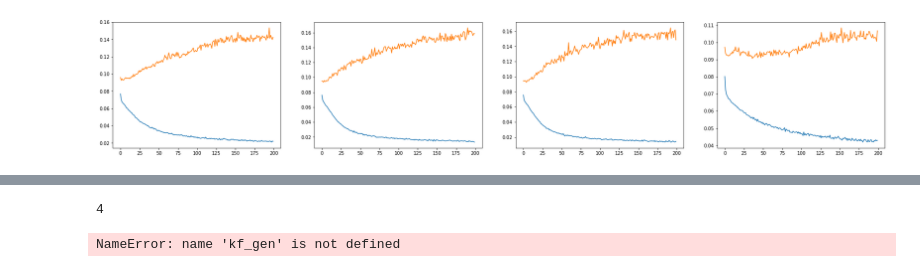
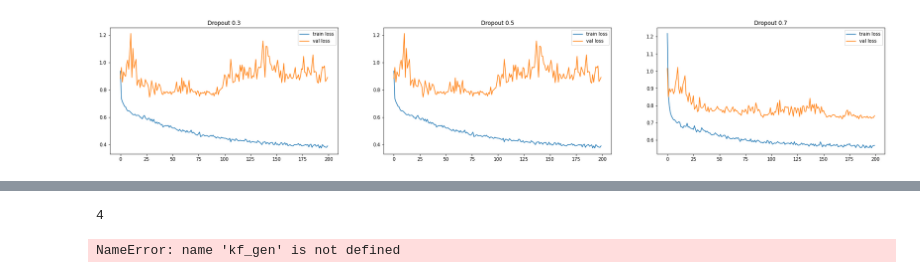
Before and after one commit to SimonFalk/beyondPianoRoll, a Jupyter notebook: cnn-analysis.ipynb, the cells around one changed output, grey strips where cells are left out. Drawn from its saved outputs; the diff is of its cells as text; code cells hidden in the pictures.

Commit message:
names on plots

```diff
--- a/cnn-analysis.ipynb
+++ b/cnn-analysis.ipynb
@@ -33,18 +33,19 @@ os.environ['CUDA_VISIBLE_DEVICES'] = '-1'
 # %%
 # Show training history
 h_paths = [
-    "results/cnn-training-221016/fold_0_full-0.001-200eps-standard-finetune-noextend-dropout0.3_history.pickle"
-    #"results/cnn-training-221015/fold_0_full-0.001-200eps-nostandard-finetune-noextend-dropout0.3_history.pickle",
-    #"results/cnn-training-221015/fold_0_full-0.01-200eps-nostandard-trainable-noextend-dropout0.3_history.pickle",
-    #"results/cnn-training-221015/fold_0_full-0.001-200eps-nostandard-trainable-noextend-dropout0.3_history.pickle",
-    #"results/cnn-training-221015/fold_0_full-0.001-200eps-nostandard-trainable-noextend-dropout0.5_history.pickle"
+    "./results/cnn-training-221016/fold_0_full-0.001-200eps-standard-trainable-noextend-dropout0.5_history.pickle",
+    "./results/cnn-training-221016/fold_0_full-0.001-200eps-standard-trainable-noextend-dropout0.5_history.pickle",
+    "./results/cnn-training-221016/fold_0_full-0.001-200eps-standard-trainable-noextend-dropout0.7_history.pickle",
 ]
-fig, axs = plt.subplots(1,4, sharex=True, figsize=(30,5))
-for ax, h_path in zip(axs, h_paths):
+names = ["Dropout 0.3", "Dropout 0.5", "Dropout 0.7"]
+fig, axs = plt.subplots(1,3, figsize=(30,5))
+for ax, h_path, name in zip(axs, h_paths, names):
     with open(h_path, "rb") as f:
         history = pickle.load(f)
 
-    ax.plot(history['loss'])
-    ax.plot(history['val_loss'])
+    ax.plot(history['wbce'])
+    ax.plot(history['val_wbce'])
+    ax.legend(["train loss", "val loss"])
+    ax.set_title(name)
 # %% [output]
-[figure, old version]
+[figure, new version]
```
Also changed, not shown: parts of 1 cell of this notebook.
